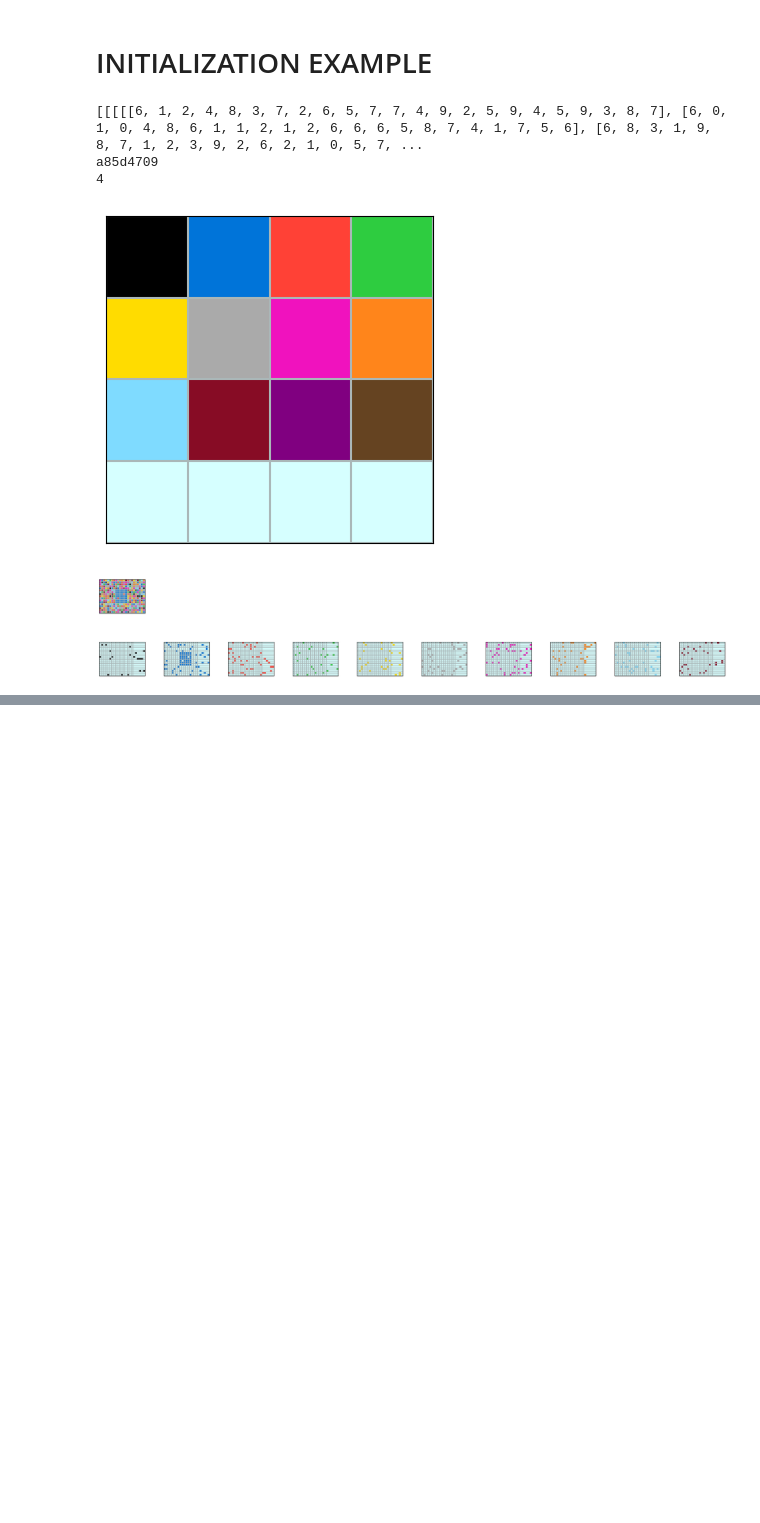
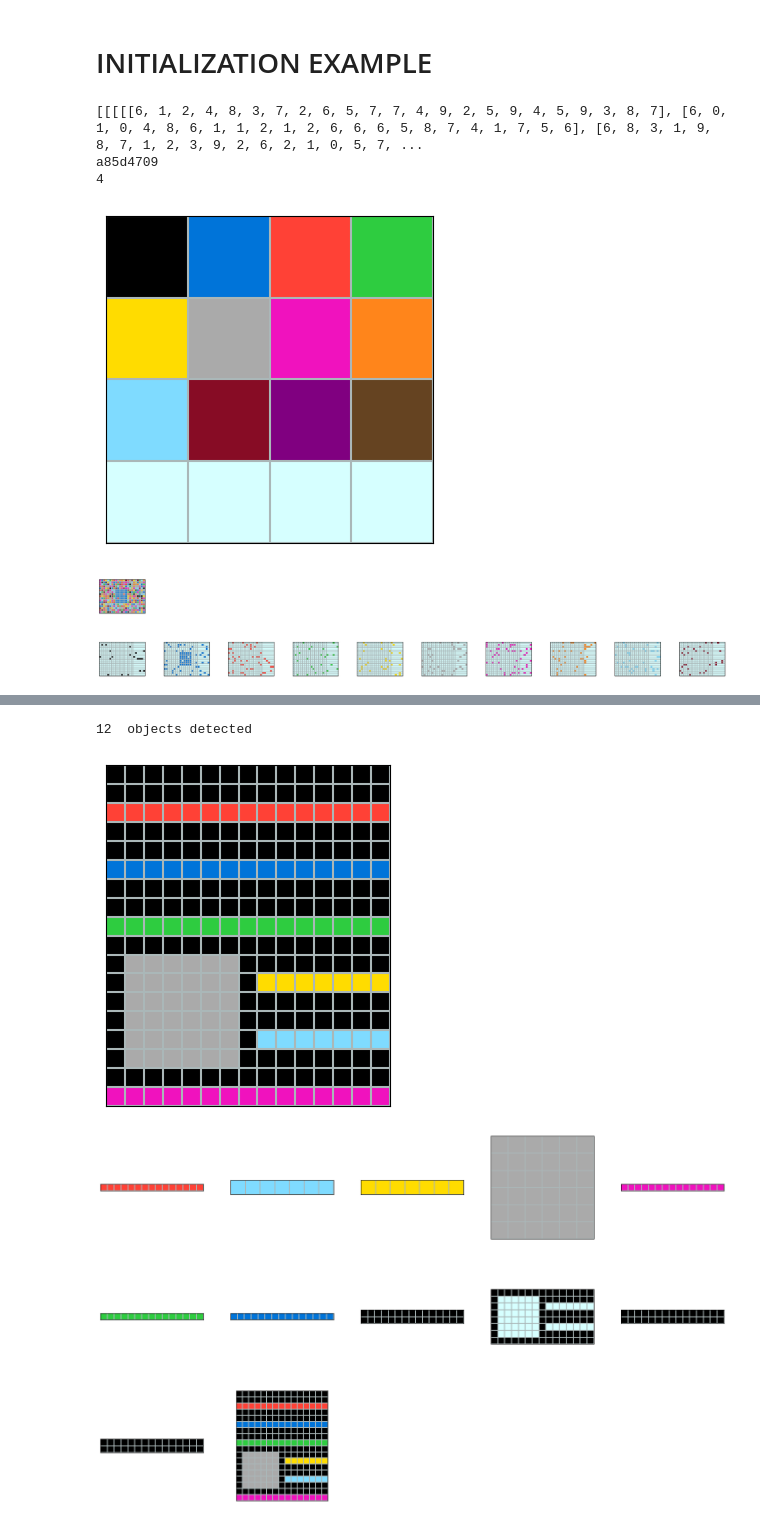
Before and after one commit to Albertree/ARC-basics, a Jupyter notebook: aaaa.ipynb, the cells around one changed output, grey strips where cells are left out. Saved outputs shown, nothing was run; the diff lists cells and outputs as text; code cells hidden in the pictures; blank space fills up the shorter version.

```diff
--- a/aaaa.ipynb
+++ b/aaaa.ipynb
@@ -48,0 +153,17 @@ a85d4709
+# %%
+all_objects = find_all_objects(example_grid)
+print(len(find_all_objects(example_grid)), " objects detected")
+
+plot_data(example_grid)
+
+all_objects_grid = []
+for i in range(len(all_objects)):
+    grid = togrid(all_objects[i])
+    all_objects_grid.append(grid)
+    # plot_data(grid)
+
+plot_data(all_objects_grid, keyword = "objects")
+# %% [output]
+12  objects detected
+[figure, added]
+[figure, added]
```
Also changed, not shown: parts of 7 cells of this notebook, 14 other files.
